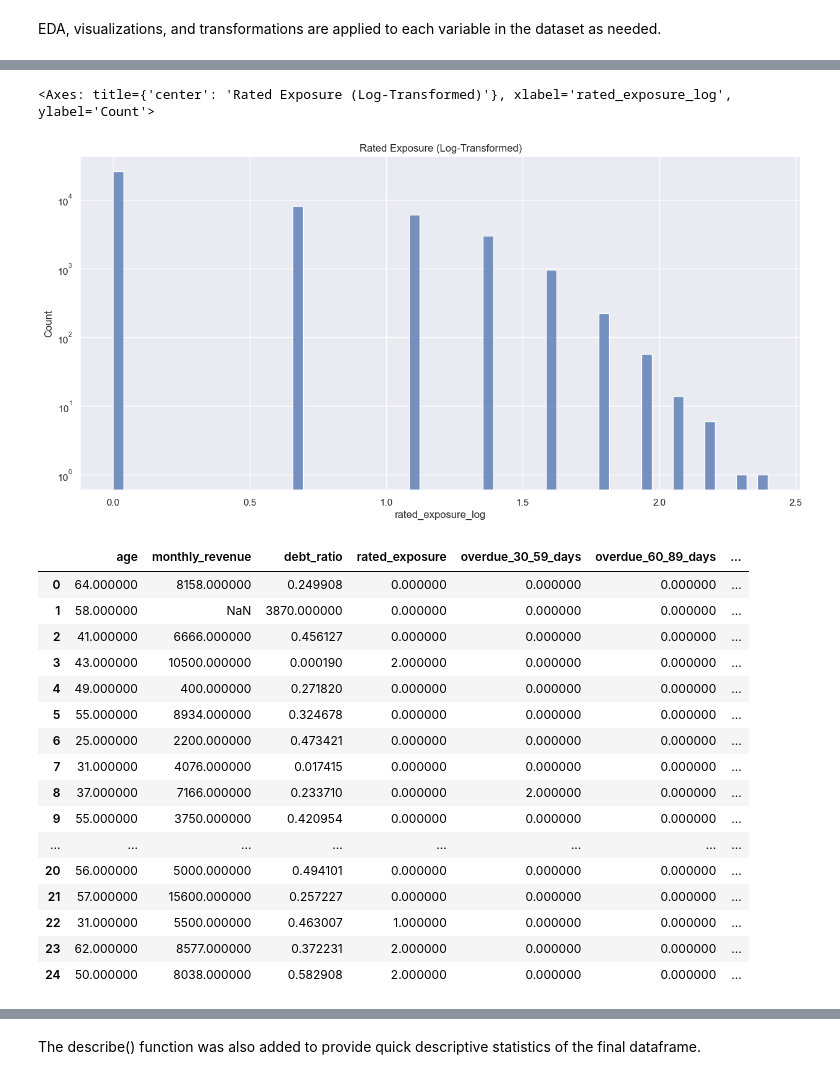
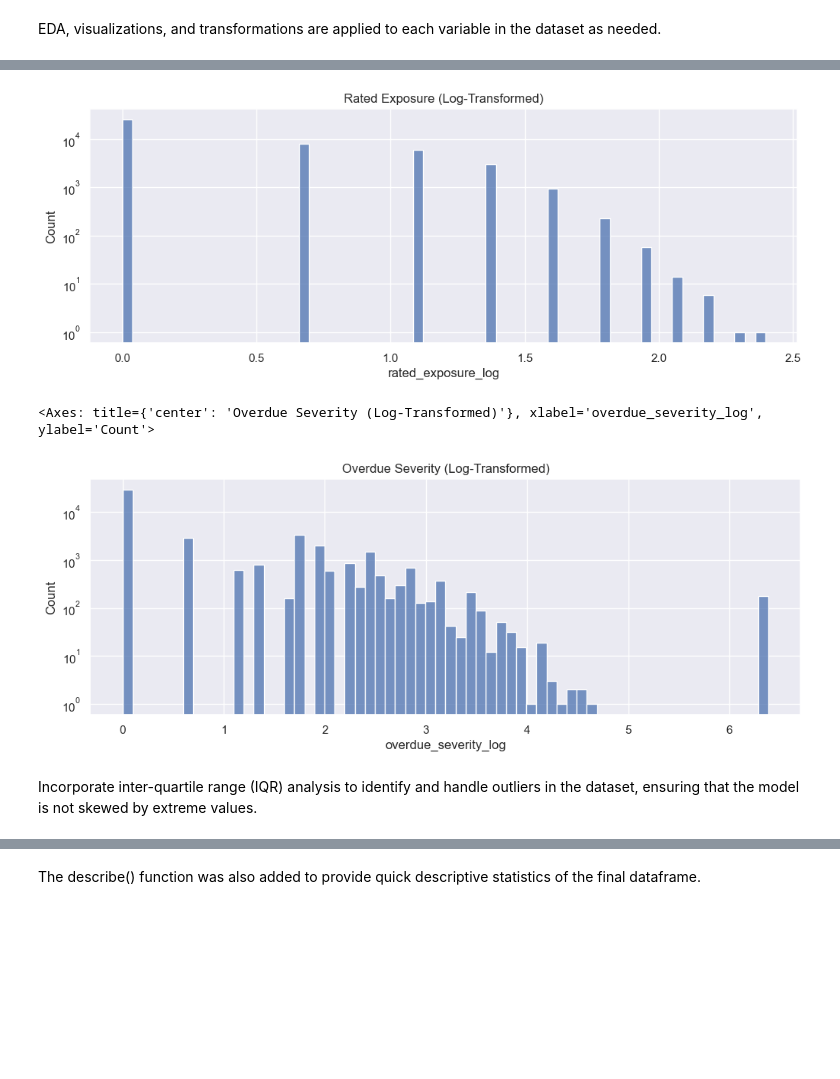
Before and after one commit to PESIII23/real-time-credit-risk-simulation, a Jupyter notebook: src/notebooks/credit_risk_analysis.ipynb, the cells around one changed output, grey strips where cells are left out. Saved outputs shown, nothing was run; the diff lists cells and outputs as text; code cells hidden in the pictures; blank space fills up the shorter version.

Commit message:
added overdue severity and IQR

```diff
--- a/src/notebooks/credit_risk_analysis.ipynb
+++ b/src/notebooks/credit_risk_analysis.ipynb
@@ -138,7 +138,7 @@ monthly_revenue_raw.head()
 
 """Histogram Plot"""
 x_var = 'revenue_bin'
-plt.figure(figsize=(15,7))
+plt.figure(figsize=(12,4))
 # plt.title("Monthly Revenue (Binned)")
 # sns.histplot(data=monthly_revenue_raw, x=x_var, log=True)
 
@@ -147,4 +147,6 @@ df['monthly_revenue_log'] = np.log1p(df['monthly_revenue'])
 plt.title("Monthly Revenue (Log-Transformed)")
 plt.yscale('log')
 sns.histplot(df['monthly_revenue_log'])
+
+df['revenue_missing'] = df['monthly_revenue'].isna().astype(int)
 # %% [output]
@@ -174,7 +175,7 @@ debt_ratio_raw.head()
 
 """Histogram Plot"""
 x_var = 'debt_ratio'
-plt.figure(figsize=(15,7))
+plt.figure(figsize=(12,4))
 # plt.title("Debt Ratio (Binned)")
 # sns.histplot(data=debt_ratio_raw, x=x_var, log=True)
 
@@ -183,4 +184,6 @@ df['debt_ratio_log'] = np.log1p(df['debt_ratio'])
 plt.title("Debt Ratio (Log-Transformed)")
 plt.yscale('log')
 sns.histplot(df['debt_ratio_log'])
+
+df['debt_ratio_missing'] = df['debt_ratio'].isna().astype(int)
 # %% [output]
@@ -192,64 +194,55 @@ sns.histplot(df['debt_ratio_log'])
 # Create the bins
 rated_exposure_raw = df[['rated_exposure']].copy()
 
 # Create rated exposure bins and labels
 rated_exposure_bins = [0, 1, 2, 3, 4, 5, 6, 7, 8, 9, 10, 100]
 rated_exposure_labels = ['0-1', '1-2', '2-3', '3-4', '4-5', '5-6', '6-7', '7-8', '8-9', '9-10', '10-100']
 
 # Cut each row into its corresponding bin
 rated_exposure_raw['rated_exposure_bin'] = pd.cut(rated_exposure_raw['rated_exposure'],
                                             bins=rated_exposure_bins,
                                             labels=rated_exposure_labels,
                                             include_lowest=True)
 
 # Add empty value category
 rated_exposure_raw['rated_exposure_bin'] = (rated_exposure_raw['rated_exposure_bin'].cat.add_categories('NaN').fillna('NaN'))
 
 # Display dataframe
 rated_exposure_raw.head()
 
 """Histogram Plot"""
 x_var = 'rated_exposure'
-plt.figure(figsize=(15,7))
+plt.figure(figsize=(12,4))
 # plt.title("Rated Exposure (Binned)")
 # sns.histplot(data=rated_exposure_raw, x=x_var, log=True)
 
 """Log Transform Distribution"""
 df['rated_exposure_log'] = np.log1p(df['rated_exposure'])
 plt.title("Rated Exposure (Log-Transformed)")
 plt.yscale('log')
 sns.histplot(df['rated_exposure_log'])
+
+df['rated_exposure_missing'] = df['rated_exposure'].isna().astype(int)
 # %% [output]
-<Axes: title={'center': 'Rated Exposure (Log-Transformed)'}, xlabel='rated_exposure_log', ylabel='Count'>
-[figure, old version]
+[figure, new version]
 # %%
 """OVERDUE DAYS"""
 
 low = 1
 med = 2
 high = 3
-severe = 5
+critical = 5
 
-df['overdue_severity'] = (df['overdue_30_59_days'] * low) + (df['overdue_60_89_days'] * med) + (df['overdue_90_plus_days'] * high) + (df['serious_delinquencies_past_2_years'] * severe)
+df['overdue_severity'] = (df['overdue_30_59_days'] * low) + (df['overdue_60_89_days'] * med) + (df['overdue_90_plus_days'] * high) + (df['serious_delinquencies_past_2_years'] * critical)
 
-# df['overdue_severity_normalized'] = df['overdue_severity'] / (df['rated_exposure'])
-
-df.head(25)
+"""Log Transform Distribution"""
+df['overdue_severity_log'] = np.log1p(df['overdue_severity'])
+plt.figure(figsize=(12,4))
+plt.title("Overdue Severity (Log-Transformed)")
+plt.yscale('log')
+sns.histplot(df['overdue_severity_log'])
 # %% [output]
-|  | age | monthly_revenue | debt_ratio | rated_exposure | overdue_30_59_days | overdue_60_89_days | ... |
-| 0 | 64.000000 | 8158.000000 | 0.249908 | 0.000000 | 0.000000 | 0.000000 | ... |
-| 1 | 58.000000 | NaN | 3870.000000 | 0.000000 | 0.000000 | 0.000000 | ... |
-| 2 | 41.000000 | 6666.000000 | 0.456127 | 0.000000 | 0.000000 | 0.000000 | ... |
-| 3 | 43.000000 | 10500.000000 | 0.000190 | 2.000000 | 0.000000 | 0.000000 | ... |
-| 4 | 49.000000 | 400.000000 | 0.271820 | 0.000000 | 0.000000 | 0.000000 | ... |
-| 5 | 55.000000 | 8934.000000 | 0.324678 | 0.000000 | 0.000000 | 0.000000 | ... |
-| 6 | 25.000000 | 2200.000000 | 0.473421 | 0.000000 | 0.000000 | 0.000000 | ... |
-| 7 | 31.000000 | 4076.000000 | 0.017415 | 0.000000 | 0.000000 | 0.000000 | ... |
-| 8 | 37.000000 | 7166.000000 | 0.233710 | 0.000000 | 2.000000 | 0.000000 | ... |
-| 9 | 55.000000 | 3750.000000 | 0.420954 | 0.000000 | 0.000000 | 0.000000 | ... |
-| ... | ... | ... | ... | ... | ... | ... | ... |
-| 20 | 56.000000 | 5000.000000 | 0.494101 | 0.000000 | 0.000000 | 0.000000 | ... |
-| 21 | 57.000000 | 15600.000000 | 0.257227 | 0.000000 | 0.000000 | 0.000000 | ... |
-| 22 | 31.000000 | 5500.000000 | 0.463007 | 1.000000 | 0.000000 | 0.000000 | ... |
-| 23 | 62.000000 | 8577.000000 | 0.372231 | 2.000000 | 0.000000 | 0.000000 | ... |
-| 24 | 50.000000 | 8038.000000 | 0.582908 | 2.000000 | 0.000000 | 0.000000 | ... |
+<Axes: title={'center': 'Overdue Severity (Log-Transformed)'}, xlabel='overdue_severity_log', ylabel='Count'>
+[figure, added]
+# %% [markdown]
+Incorporate inter-quartile range (IQR) analysis to identify and handle outliers in the dataset, ensuring that the model is not skewed by extreme values.
```
Also changed, not shown: parts of 6 cells of this notebook.
